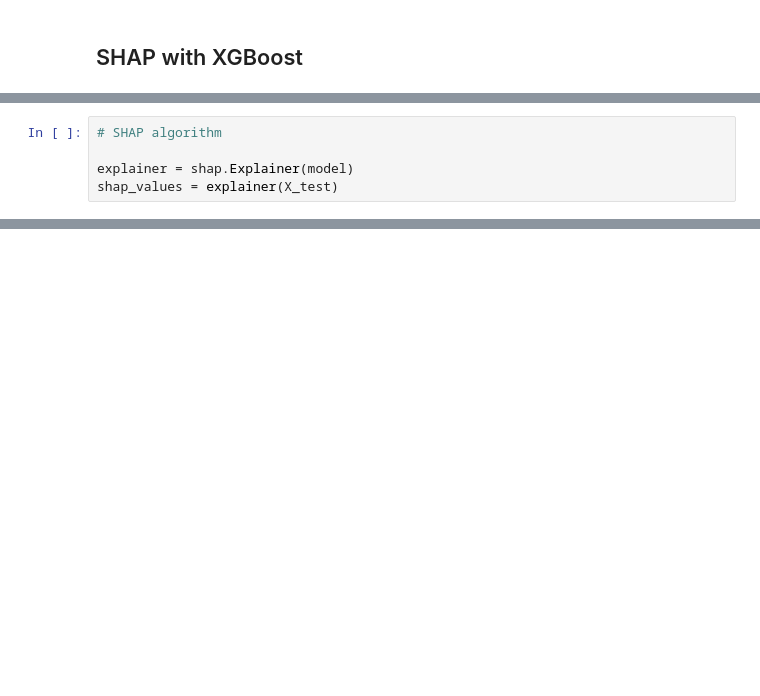
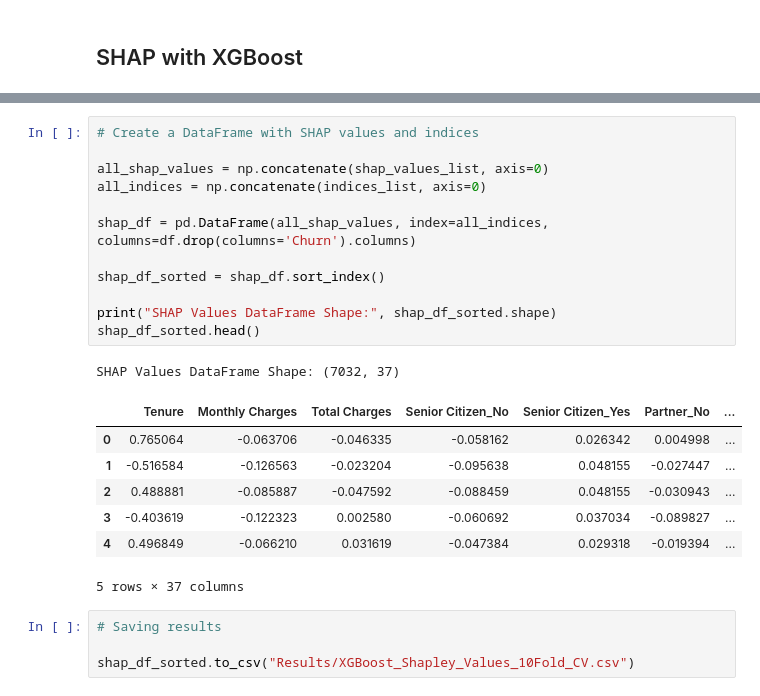
Before and after one commit to Silvano315/Churn-Prediction-with-SHAP, a Jupyter notebook: SHAP.ipynb, the cells around one changed output, grey strips where cells are left out. Cells and saved outputs as stored; diff of their text form; blank space fills up the shorter version.

```diff
--- a/SHAP.ipynb
+++ b/SHAP.ipynb
@@ -52,5 +33,0 @@ print("Test Metrics:", test_metrics)
-# %%
-# SHAP algorithm
-
-explainer = shap.Explainer(model)
-shap_values = explainer(X_test)
@@ -66,0 +60,25 @@ shap.summary_plot(shap_values, X_test, show=False).savefig("shap_summary_plot_xg
+# %%
+# Create a DataFrame with SHAP values and indices
+
+all_shap_values = np.concatenate(shap_values_list, axis=0)
+all_indices = np.concatenate(indices_list, axis=0)
+
+shap_df = pd.DataFrame(all_shap_values, index=all_indices, columns=df.drop(columns='Churn').columns)
+
+shap_df_sorted = shap_df.sort_index()
+
+print("SHAP Values DataFrame Shape:", shap_df_sorted.shape)
+shap_df_sorted.head()
+# %% [output]
+SHAP Values DataFrame Shape: (7032, 37)
+|  | Tenure | Monthly Charges | Total Charges | Senior Citizen_No | Senior Citizen_Yes | Partner_No | ... |
+| 0 | 0.765064 | -0.063706 | -0.046335 | -0.058162 | 0.026342 | 0.004998 | ... |
+| 1 | -0.516584 | -0.126563 | -0.023204 | -0.095638 | 0.048155 | -0.027447 | ... |
+| 2 | 0.488881 | -0.085887 | -0.047592 | -0.088459 | 0.048155 | -0.030943 | ... |
+| 3 | -0.403619 | -0.122323 | 0.002580 | -0.060692 | 0.037034 | -0.089827 | ... |
+| 4 | 0.496849 | -0.066210 | 0.031619 | -0.047384 | 0.029318 | -0.019394 | ... |
+5 rows × 37 columns
+# %%
+# Saving results
+
+shap_df_sorted.to_csv("Results/XGBoost_Shapley_Values_10Fold_CV.csv")
```
Also changed, not shown: parts of 10 cells of this notebook.
